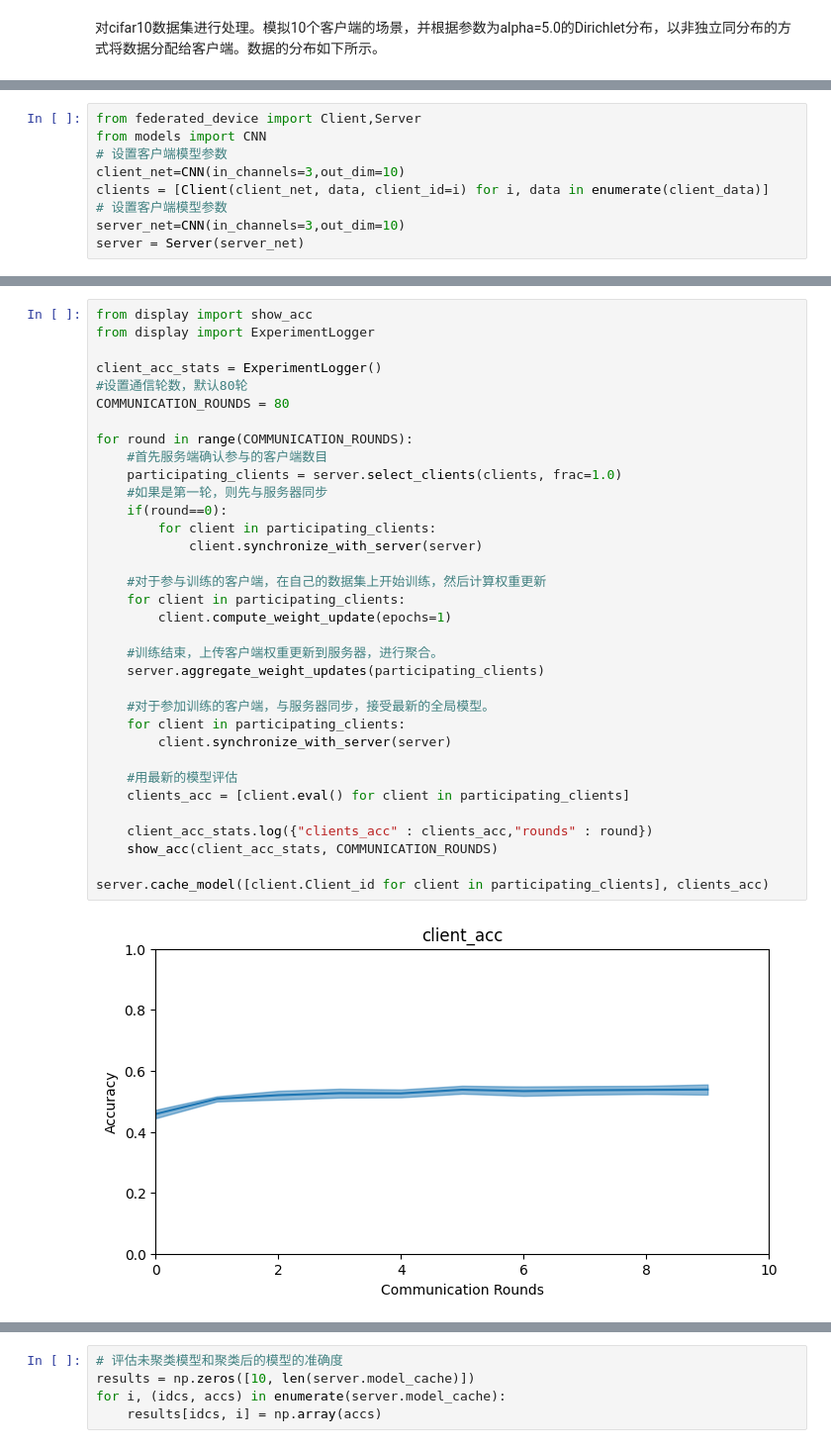
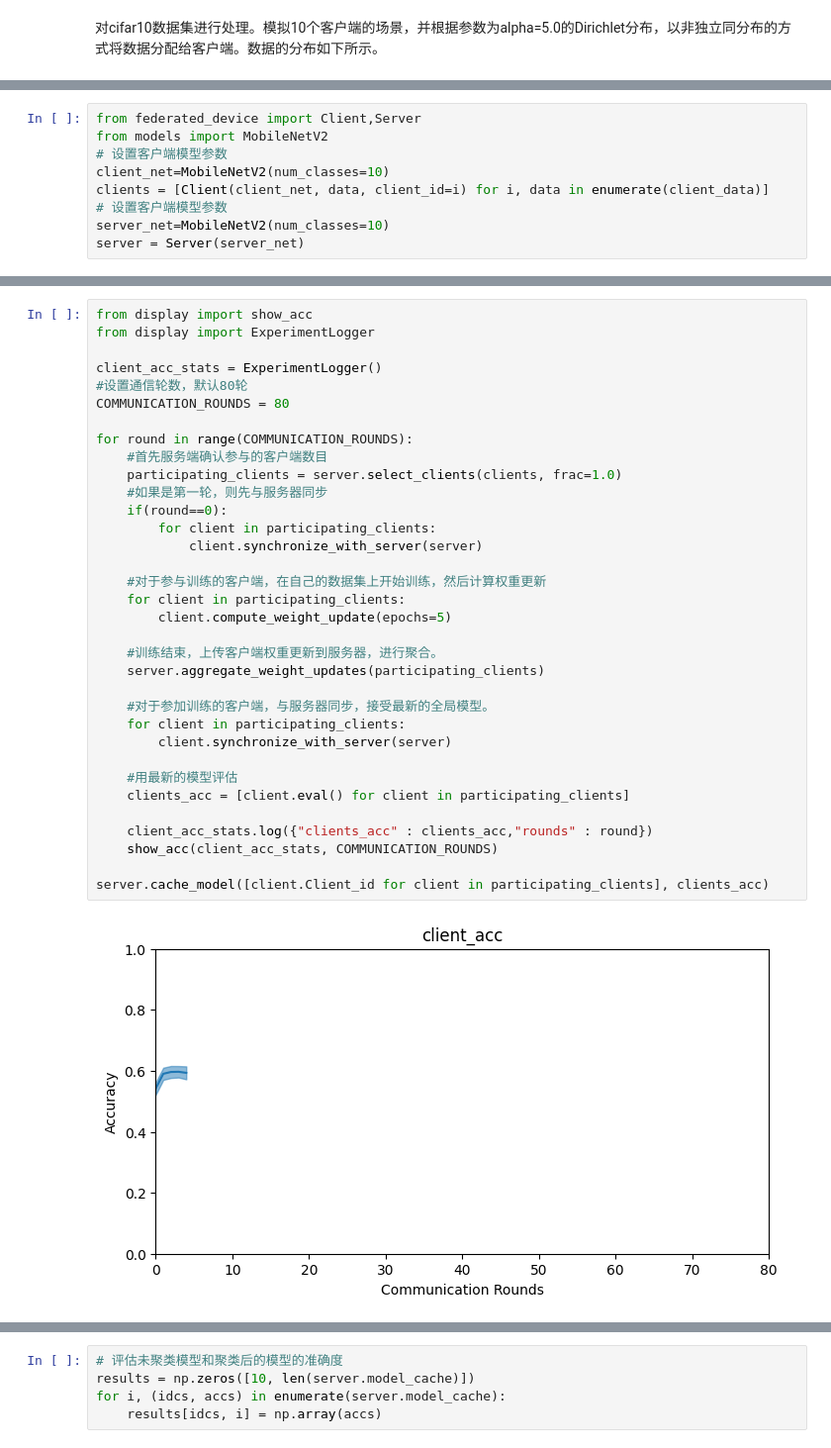
Before and after one commit to DangDang1895/Federated_Learning, a Jupyter notebook: main.ipynb, the cells around one changed output, grey strips where cells are left out. Shown at 99% size. Cells and saved outputs as stored; diff of their text form.

```diff
--- a/main.ipynb
+++ b/main.ipynb
@@ -39,11 +39,11 @@ plt.show()
 # %%
 from federated_device import Client,Server
-from models import CNN
+from models import MobileNetV2
 # 设置客户端模型参数
-client_net=CNN(in_channels=3,out_dim=10)
+client_net=MobileNetV2(num_classes=10)
 clients = [Client(client_net, data, client_id=i) for i, data in enumerate(client_data)]
 # 设置客户端模型参数
-server_net=CNN(in_channels=3,out_dim=10)
+server_net=MobileNetV2(num_classes=10)
 server = Server(server_net)
 # %%
 for client in [clients[0],clients[6]]:
@@ -68,32 +68,32 @@ from display import ExperimentLogger
 client_acc_stats = ExperimentLogger()
 #设置通信轮数，默认80轮
 COMMUNICATION_ROUNDS = 80
 
 for round in range(COMMUNICATION_ROUNDS):
     #首先服务端确认参与的客户端数目
     participating_clients = server.select_clients(clients, frac=1.0)
     #如果是第一轮，则先与服务器同步
     if(round==0):
         for client in participating_clients:
             client.synchronize_with_server(server)
 
     #对于参与训练的客户端，在自己的数据集上开始训练，然后计算权重更新
     for client in participating_clients:
-        client.compute_weight_update(epochs=1)
+        client.compute_weight_update(epochs=5)
 
     #训练结束，上传客户端权重更新到服务器，进行聚合。
     server.aggregate_weight_updates(participating_clients)
 
     #对于参加训练的客户端，与服务器同步，接受最新的全局模型。
     for client in participating_clients:
         client.synchronize_with_server(server)
 
     #用最新的模型评估
     clients_acc = [client.eval() for client in participating_clients]
 
     client_acc_stats.log({"clients_acc" : clients_acc,"rounds" : round})
     show_acc(client_acc_stats, COMMUNICATION_ROUNDS)
 
 server.cache_model([client.Client_id for client in participating_clients], clients_acc)
 # %% [output]
-[figure, old version]
+[figure, new version]
```
Also changed, not shown: parts of 3 cells of this notebook, 2 other files.
